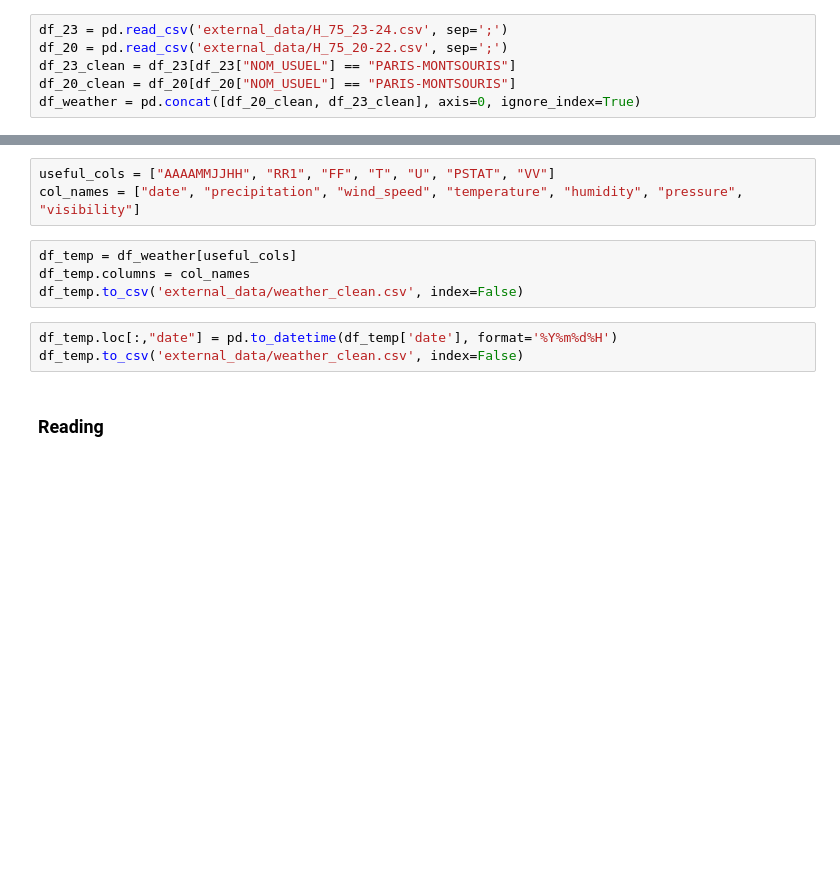
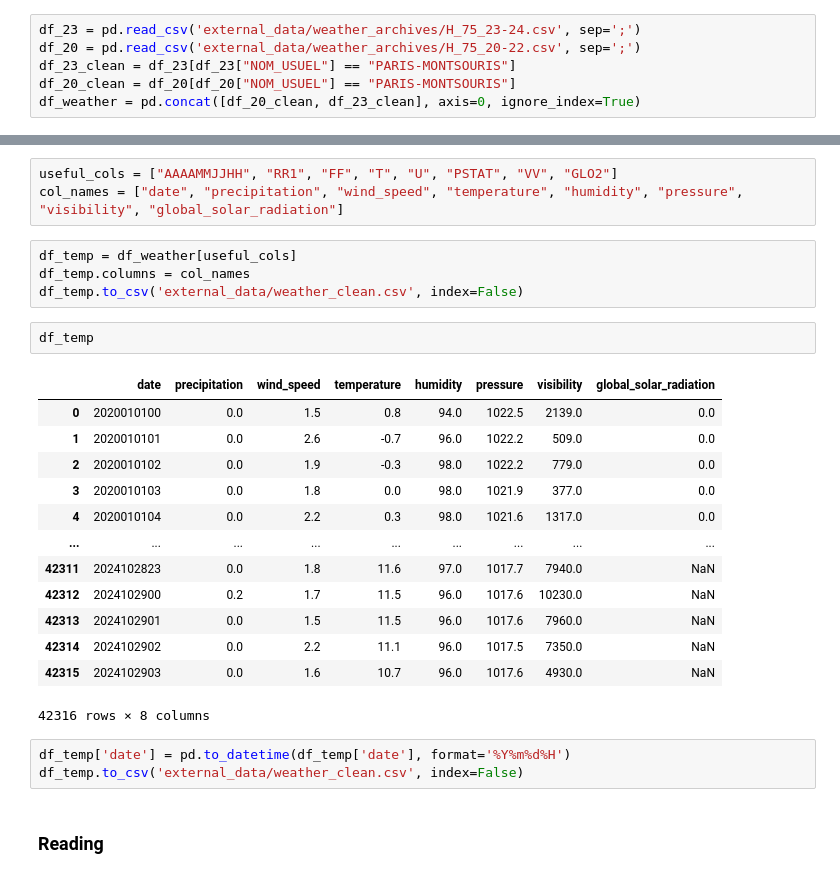
Before and after one commit to matthieudelsart/time_series_project, a Jupyter notebook: EDA_matthieu.ipynb, the cells around one changed output, grey strips where cells are left out. Cells and saved outputs as stored; diff of their text form; blank space fills up the shorter version.

```diff
--- a/EDA_matthieu.ipynb
+++ b/EDA_matthieu.ipynb
@@ -99,8 +99,8 @@ plt.show()
 # %% [markdown]
 ### Do not rerun
 # %%
-df_23 = pd.read_csv('external_data/H_75_23-24.csv', sep=';')
-df_20 = pd.read_csv('external_data/H_75_20-22.csv', sep=';')
+df_23 = pd.read_csv('external_data/weather_archives/H_75_23-24.csv', sep=';')
+df_20 = pd.read_csv('external_data/weather_archives/H_75_20-22.csv', sep=';')
 df_23_clean = df_23[df_23["NOM_USUEL"] == "PARIS-MONTSOURIS"]
 df_20_clean = df_20[df_20["NOM_USUEL"] == "PARIS-MONTSOURIS"]
 df_weather = pd.concat([df_20_clean, df_23_clean], axis=0, ignore_index=True)
@@ -118,12 +107,28 @@ Index(['NUM_POSTE', 'NOM_USUEL', 'LAT', 'LON', 'ALTI', 'AAAAMMJJHH', 'RR1',
 # %%
-useful_cols = ["AAAAMMJJHH", "RR1", "FF", "T", "U", "PSTAT", "VV"]
-col_names = ["date", "precipitation", "wind_speed", "temperature", "humidity", "pressure", "visibility"]
+useful_cols = ["AAAAMMJJHH", "RR1", "FF", "T", "U", "PSTAT", "VV", "GLO2"]
+col_names = ["date", "precipitation", "wind_speed", "temperature", "humidity", "pressure", "visibility", "global_solar_radiation"]
 # %%
 df_temp = df_weather[useful_cols]
 df_temp.columns = col_names
 df_temp.to_csv('external_data/weather_clean.csv', index=False)
+# %%
+df_temp
+# %% [output]
+|  | date | precipitation | wind_speed | temperature | humidity | pressure | visibility | global_solar_radiation |
+| 0 | 2020010100 | 0.0 | 1.5 | 0.8 | 94.0 | 1022.5 | 2139.0 | 0.0 |
+| 1 | 2020010101 | 0.0 | 2.6 | -0.7 | 96.0 | 1022.2 | 509.0 | 0.0 |
+| 2 | 2020010102 | 0.0 | 1.9 | -0.3 | 98.0 | 1022.2 | 779.0 | 0.0 |
+| 3 | 2020010103 | 0.0 | 1.8 | 0.0 | 98.0 | 1021.9 | 377.0 | 0.0 |
+| 4 | 2020010104 | 0.0 | 2.2 | 0.3 | 98.0 | 1021.6 | 1317.0 | 0.0 |
+| ... | ... | ... | ... | ... | ... | ... | ... | ... |
+| 42311 | 2024102823 | 0.0 | 1.8 | 11.6 | 97.0 | 1017.7 | 7940.0 | NaN |
+| 42312 | 2024102900 | 0.2 | 1.7 | 11.5 | 96.0 | 1017.6 | 10230.0 | NaN |
+| 42313 | 2024102901 | 0.0 | 1.5 | 11.5 | 96.0 | 1017.6 | 7960.0 | NaN |
+| 42314 | 2024102902 | 0.0 | 2.2 | 11.1 | 96.0 | 1017.5 | 7350.0 | NaN |
+| 42315 | 2024102903 | 0.0 | 1.6 | 10.7 | 96.0 | 1017.6 | 4930.0 | NaN |
+42316 rows × 8 columns
 # %%
-df_temp.loc[:,"date"] = pd.to_datetime(df_temp['date'], format='%Y%m%d%H')
+df_temp['date'] = pd.to_datetime(df_temp['date'], format='%Y%m%d%H')
 df_temp.to_csv('external_data/weather_clean.csv', index=False)
 # %% [markdown]
 ### Reading
```
Also changed, not shown: parts of 5 cells of this notebook, 1 other file.
